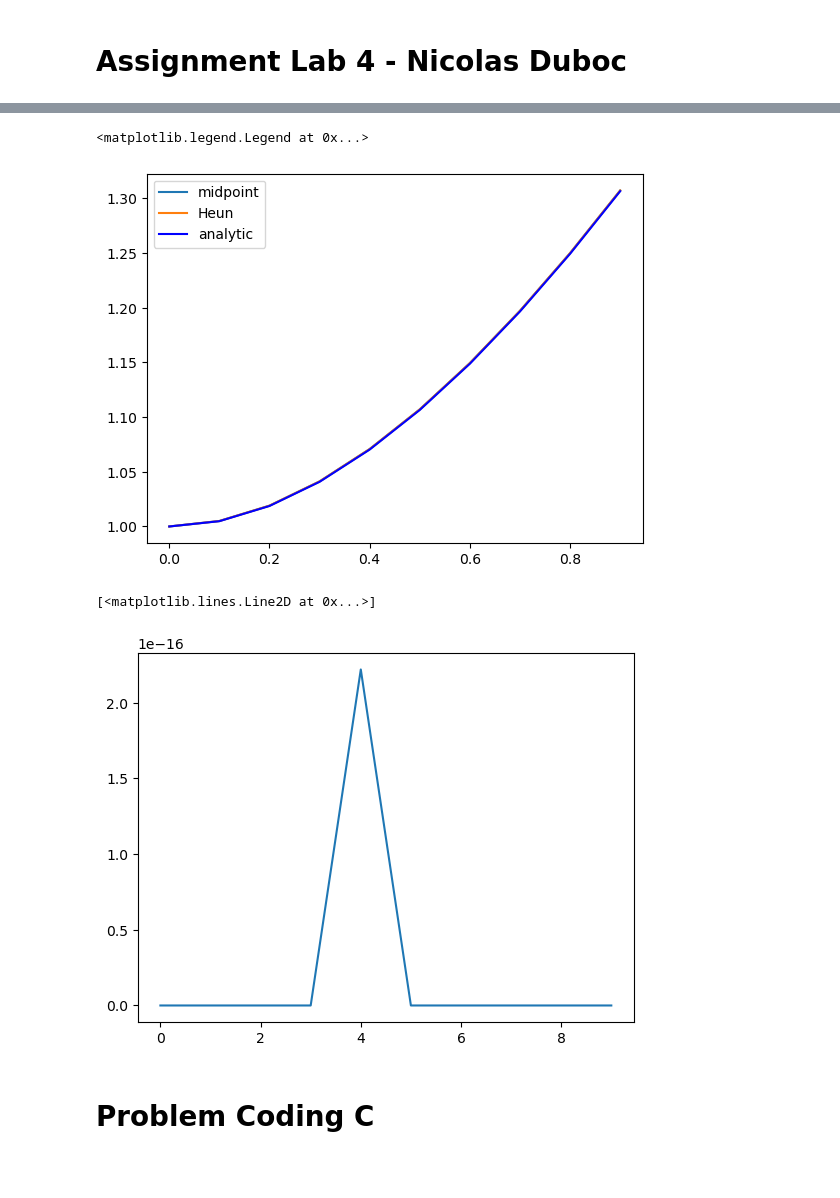
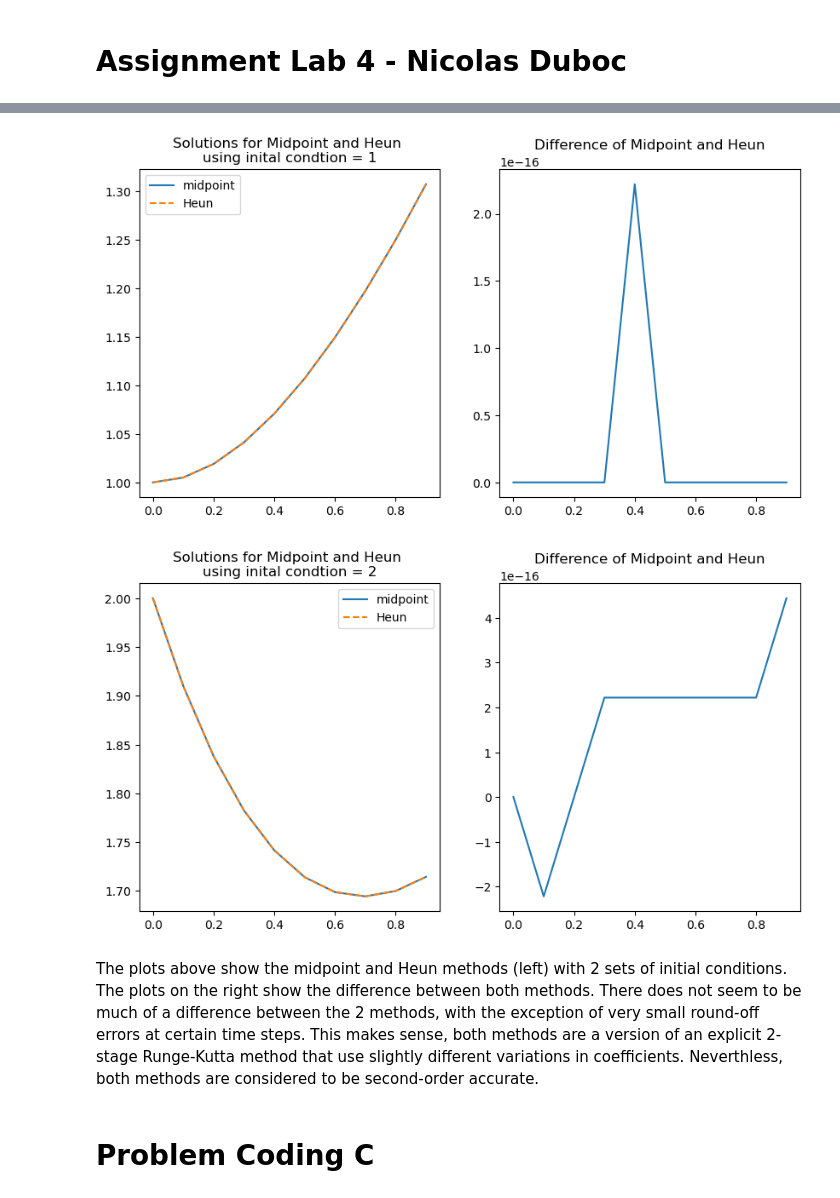
Before and after one commit to nicduboc/numeric_2024, a Jupyter notebook: numlabs/lab4/duboc_assig4.ipynb, the cells around one changed output, grey strips where cells are left out. Drawn from its saved outputs; the diff is of its cells as text; code cells hidden in the pictures; blank space fills up the shorter version.

```diff
--- a/numlabs/lab4/duboc_assig4.ipynb
+++ b/numlabs/lab4/duboc_assig4.ipynb
@@ -80,32 +99,36 @@ def HR(coeffs,y,nsteps):
 # %%
 timeVec=np.arange(coeff.t_beg,coeff.t_end,coeff.dt)
 nsteps=len(timeVec)
-init1 = 1
-init2 = 0.2
-ym1 = []
-yh1 = []
-ym1.append(init1)
-yh1.append(init1)
-for i in range(1,nsteps):
-    ym_new = midpointinter41(coeff,ym1[i-1],timeVec[i-1])
-    ym1.append(ym_new)
-    yh_new = HR(coeff,yh1[i-1],timeVec[i-1])
-    yh1.append(yh_new)
-analytic=timeVec + np.exp(-timeVec)
-fig,ax = plt.subplots(1,1)
-ax.plot(timeVec,ym1,label='midpoint')
-ax.plot(timeVec,yh1,label='Heun')
-ax.plot(timeVec,analytic,'b-',label='analytic')
-ax.legend(loc='best')
+init_cond = [1,2]
+
+analytic = timeVec + np.exp(-timeVec)
+
+for i in range(len(init_cond)):
+    ym = []
+    yh = []
+    ym.append(init_cond[i])
+    yh.append(init_cond[i])
+    for j in range(1,nsteps):
+        ym_new = midpointinter41(coeff,ym[j-1],timeVec[j-1])
+        ym.append(ym_new)
+        yh_new = HR(coeff,yh[j-1],timeVec[j-1])
+        yh.append(yh_new)
+    #plot in i
+    fig,(ax1,ax2) = plt.subplots(1,2,figsize=(10,5))
+    ax1.plot(timeVec,ym,label='midpoint')
+    ax1.plot(timeVec,yh,linestyle='--',label='Heun')
+    # ax1.plot(timeVec,analytic,label='analytic')
+    ax1.legend(loc='best')
+    ax1.set_title(f'Solutions for Midpoint and Heun \nusing inital condtion = {init_cond[i]}')
+
+    diff_yh_ym = np.subtract(ym,yh)
+    ax2.plot(timeVec,diff_yh_ym)
+    ax2.set_title('Difference of Midpoint and Heun')
 # %% [output]
-<matplotlib.legend.Legend at 0x...>
-[figure, old version]
+[figure, new version]
+[figure, added]
-# %%
-diff = np.subtract(ym1,yh1)
-plt.plot(diff)
-# %% [output]
-[<matplotlib.lines.Line2D at 0x...>]
-[figure, removed]
+# %% [markdown]
+The plots above show the midpoint and Heun methods (left) with 2 sets of initial conditions. The plots on the right show the difference between both methods. There does not seem to be much of a difference between the 2 methods, with the exception of very small round-off errors at certain time steps. This makes sense, both methods are a version of an explicit 2-stage Runge-Kutta method that use slightly different variations in coefficients. Neverthless, both methods are considered to be second-order accurate.
 # %% [markdown]
 # Problem Coding C
 # %%
```
Also changed, not shown: parts of 11 cells of this notebook, 1 other file.
